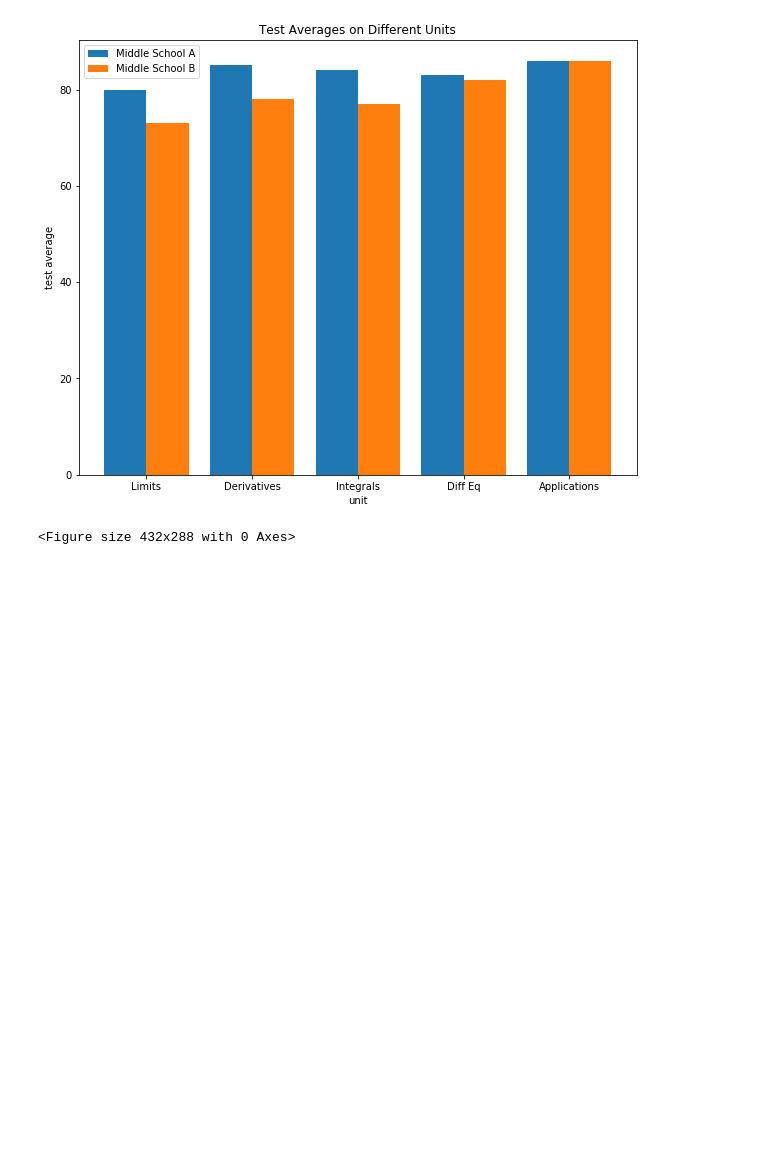
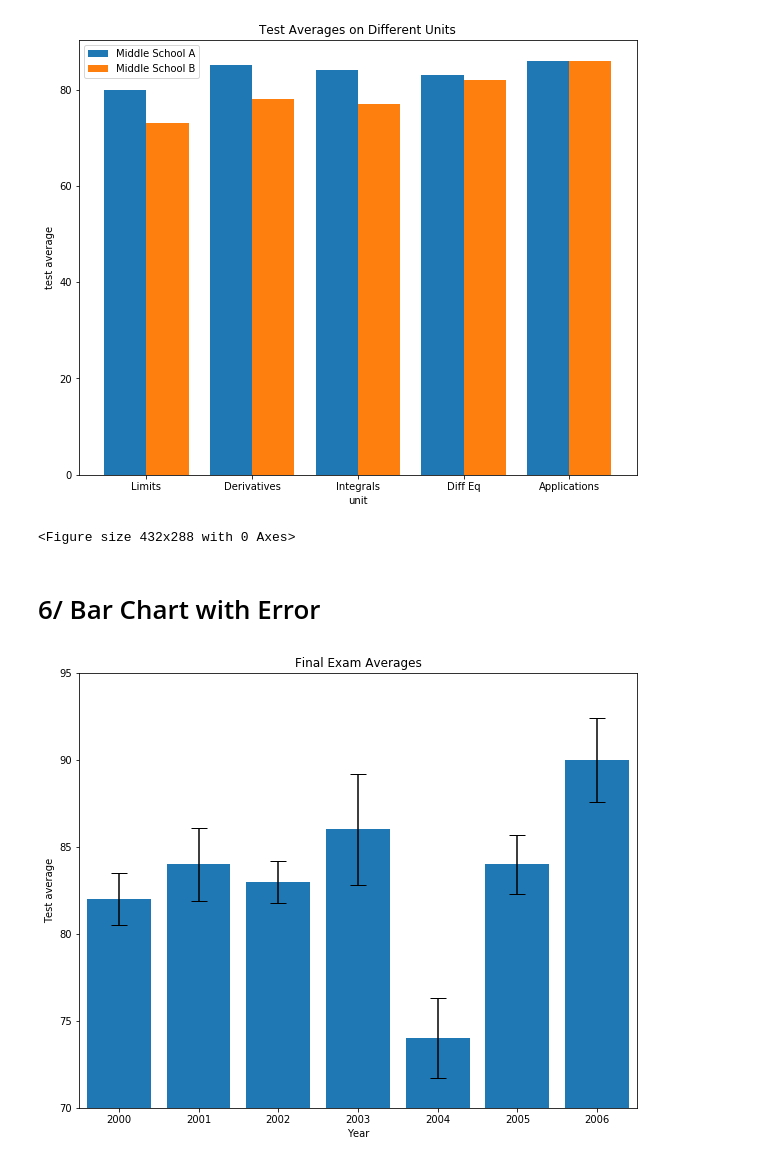
Before and after one commit to santinon/big_data, a Jupyter notebook: Matplotlib .ipynb, the cells around one changed output. Saved outputs shown, nothing was run; the diff lists cells and outputs as text; code cells hidden in the pictures; blank space fills up the shorter version.

Commit message:
data visualization

```diff
--- a/Matplotlib .ipynb
+++ b/Matplotlib .ipynb
@@ -203,3 +205,36 @@ plt.savefig('my_side_by_side.png')
 # %% [output]
 [figure]
 <Figure size 432x288 with 0 Axes>
+# %% [markdown]
+# 6/ Bar Chart with Error
+# %%
+from matplotlib import pyplot as plt
+
+# data used fot the illustration here
+past_years_averages = [82, 84, 83, 86, 74, 84, 90]
+years = [2000, 2001, 2002, 2003, 2004, 2005, 2006]
+error = [1.5, 2.1, 1.2, 3.2, 2.3, 1.7, 2.4] # for error bars
+
+
+
+
+# plot part here
+plt.figure(figsize=(10,8)) # creates a figure of width 10 and height 8
+
+plt.bar(range(len(past_years_averages)), past_years_averages, yerr = error, capsize=8) # yerr = y-axis with the error bars, capsize = size of the bars
+
+plt.axis([-0.5, 6.5, 70, 95]) # sets the axis to go from -0.5 to 6.5 on the x-axis and 70 to 95 on the y-axis
+
+ax = plt.subplot() # Creates an ax object
+ax.set_xticks(range(len(years))) # x-axis ticks to be range(len(years)) for the labeling below
+ax.set_xticklabels(years)  # put the names on prepared x-axis
+
+plt.title('Final Exam Averages')
+plt.ylabel('Test average')
+plt.xlabel('Year')
+
+plt.savefig('my_bar_chart.png')
+
+plt.show()
+# %% [output]
+[figure, added]
```
Also changed, not shown: parts of 2 cells of this notebook, 1 other file.
